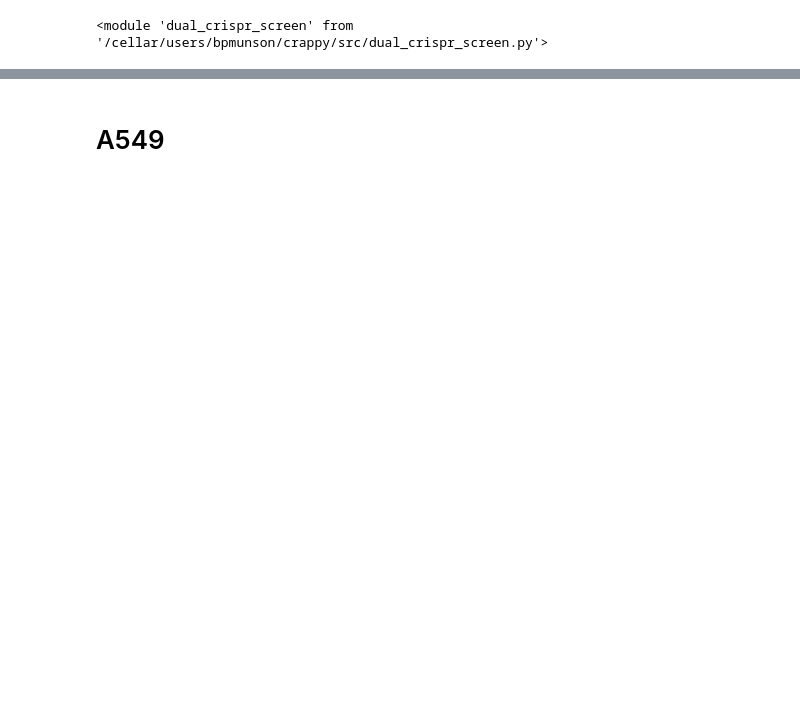
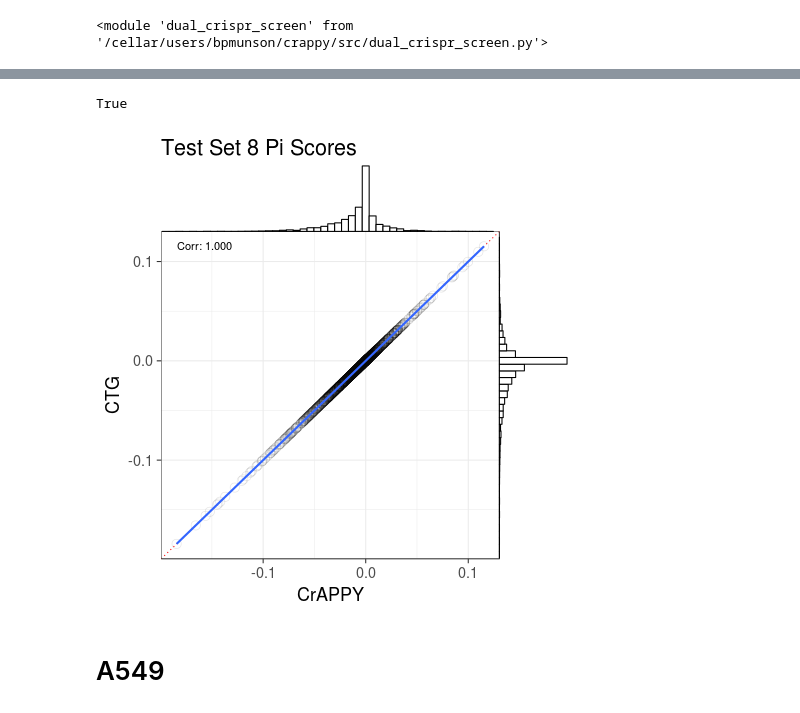
Before and after one commit to bpmunson/ctg, a Jupyter notebook: src/Example_Execution.ipynb, the cells around one changed output, grey strips where cells are left out. Drawn from its saved outputs; the diff is of its cells as text; code cells hidden in the pictures; blank space fills up the shorter version.

```diff
--- a/src/Example_Execution.ipynb
+++ b/src/Example_Execution.ipynb
@@ -8,3 +66,73 @@ imp.reload(dual_crispr_screen)
+# %%
+benchmark = "/cellar/users/bpmunson/crappy/data/test_data/output_data/Notebook8Test_pi.txt"
+benchmark = pd.read_csv(benchmark, sep="\t", header=0)
+benchmark_pi_mean = benchmark[['geneA','geneB','pi']]
+benchmark_pi_mean = benchmark_pi_mean.sort_values(['geneA','geneB']).reset_index(drop=True)
+
+#pi_scores_mean = screen.results.mean(axis=1).reset_index()
+pi_scores_mean = screen.results[['geneA','geneB','pi_mean']]
+
+comb = pd.merge(pi_scores_mean, benchmark_pi_mean, on=['geneA','geneB'])
+
+np.allclose(comb['pi_mean'],comb['pi'], atol=1e-6, equal_nan=True)
+# %% [output]
+True
+# %%
+%%R -i comb
+jointPlot <- function(df, alpha=0.1, title=NULL, correlation=FALSE){
+
+    # make a joint plot from the data frame of two columns first one is on x axis
+    require(ggplot2)
+    require(cowplot)
+    # get info
+    x_l = colnames(df)[1]
+    y_l = colnames(df)[2]
+    coord_min = min(na.omit(df))
+    coord_max = max(na.omit(df))
+    # make scatter plot
+    scatter = ggplot(df, aes_string(x=x_l,y=y_l))+ # init grob
+        geom_point(shape=1, alpha=alpha, size=4)+ # add points
+        geom_abline(slope=1,intercept=0,color="red",linetype="dotted")+ # add perfect 1:1 line
+        theme_bw(base_size=18)+ # use preset theme
+        xlim(coord_min,coord_max)+ylim(coord_min,coord_max)+ # make square plot
+        labs(x=x_l,y=y_l) # add axis labels
+    # add correlation info to scatter plot
+    if (correlation){
+        # get correaltion
+        res = cor.test(df[,x_l], df[,y_l])
+        p_value = res$p.value
+        corr = res$estimate
+        # add annotation
+        scatter = scatter + annotate("text",
+                                     hjust=0,
+                                     label=paste("Corr: ", format(round(corr, 4), nsmall=3),
+                                                 sep=""),
+                                     x=coord_min,y=coord_max)
+        scatter = scatter + geom_smooth(se=FALSE, method="lm")
+    }
+
+    # add title to scatter plot
+    if (!is.null(title)){
+        scatter = scatter + labs(title=title)
+    }
+
+    xdens = axis_canvas(scatter, axis="x")+
+                geom_histogram(data=df, aes_string(x=x_l), color="black",fill="white",bins=50)
+
+    ydens = axis_canvas(scatter, axis="y", coord_flip=TRUE)+
+                geom_histogram(data=df, aes_string(x=y_l), color="black",fill="white",bins=50)+
+                coord_flip()
+
+    p1 <- insert_xaxis_grob(scatter, xdens, grid::unit(.2,'null'),position="top")
+    p2 <- insert_yaxis_grob(p1, ydens, grid::unit(.2,'null'),position="right")
+    ggdraw(p2)
+
+}
+df = comb[,c('pi_mean','pi')]
+colnames(df) = c('CrAPPY', 'CTG')
+jointPlot(df, title="Test Set 8 Pi Scores", correlation=TRUE)
+# %% [output]
+[figure, added]
 # %% [markdown]
 # A549
 # %%
```
Also changed, not shown: parts of 9 cells of this notebook, 2 other files.
